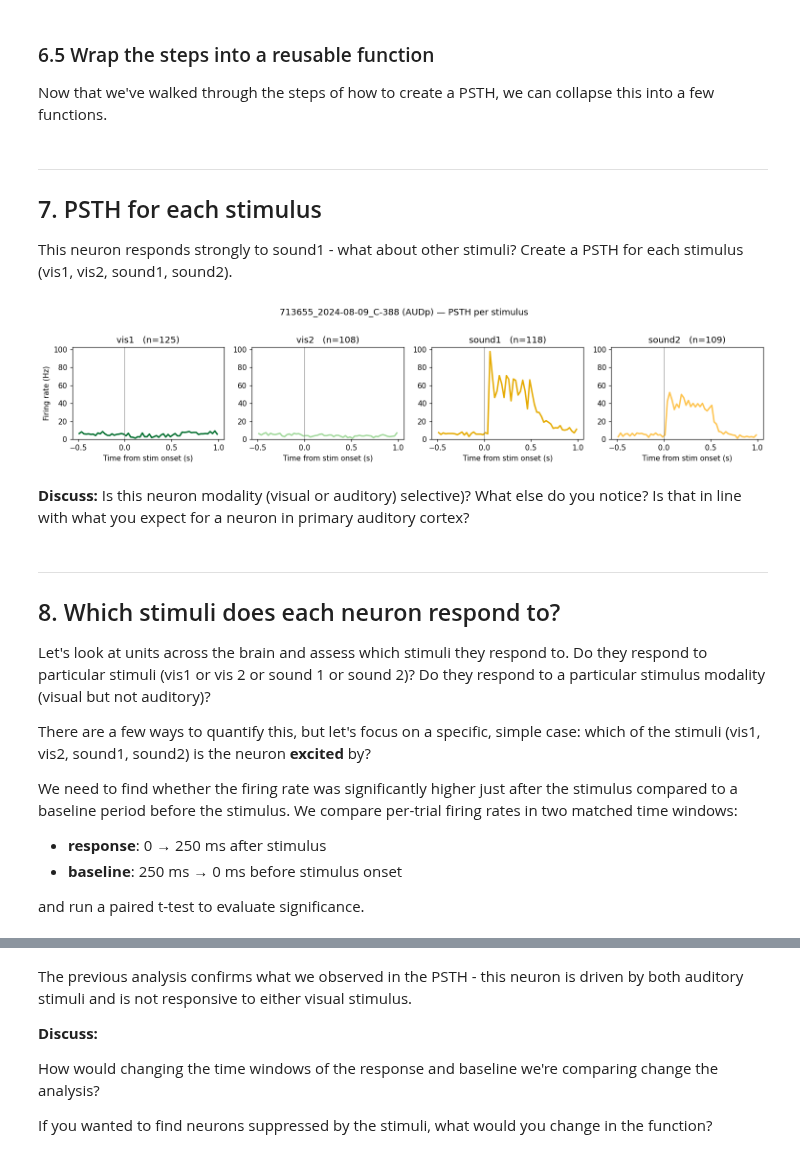
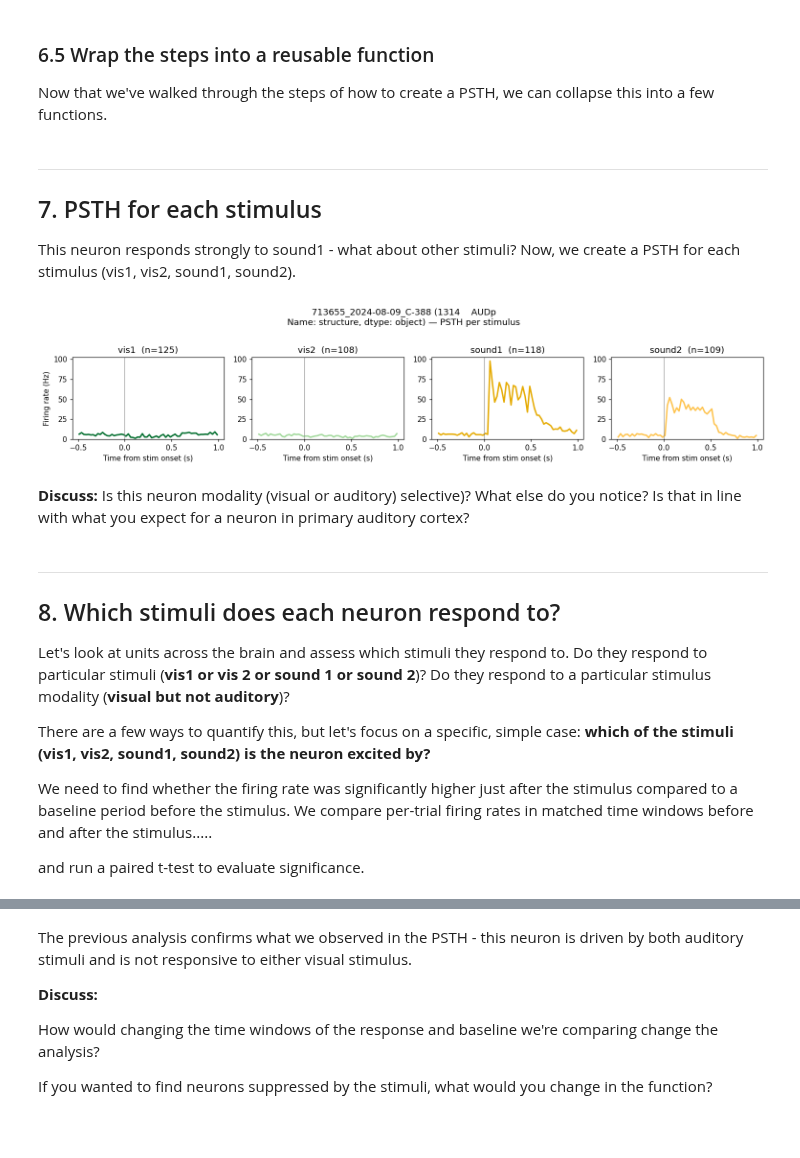
Before and after one commit to leesuyee/dynamic-routing-tutorials, a Jupyter notebook: code/Intro-Tutorial.ipynb, the cells around one changed output, grey strips where cells are left out. Saved outputs shown, nothing was run; the diff lists cells and outputs as text; code cells hidden in the pictures; blank space fills up the shorter version.

```diff
--- a/code/Intro-Tutorial.ipynb
+++ b/code/Intro-Tutorial.ipynb
@@ -487,63 +515,72 @@ def generate_psth(spike_times, event_times, window=(-0.5, 1.0), bin_size=0.025):
     time_centers : bin centers relative to each event (s)
     psth_rate    : firing rate averaged across events (Hz)
     """
-    bins         = np.arange(window[0], window[1] + bin_size, bin_size)
-    spike_counts = np.zeros(len(bins) - 1)
-    for t0 in event_times:
-        spikes_in_window = spike_times[(spike_times >= t0 + window[0]) &
-                                       (spike_times <  t0 + window[1])]
-        spike_counts += np.histogram(spikes_in_window - t0, bins=bins)[0]
-    psth_rate    = spike_counts / (len(event_times) * bin_size)
+    bins = np.arange(window[0], window[1] + bin_size, bin_size)
+
+    aligned_spikes = [
+        spike_times[(spike_times >= t0 + window[0]) & (spike_times < t0 + window[1])] - t0
+        for t0 in event_times
+    ]
+
+    all_spikes = np.concatenate(aligned_spikes) if aligned_spikes else np.array([])
+    _, psth_rate = firing_rate(all_spikes, bin_size=bin_size, bin_edges=bins, n_trials=len(event_times))
     time_centers = 0.5 * (bins[:-1] + bins[1:])
+
     return time_centers, psth_rate
 # %% [markdown]
 ---
 ## 7. PSTH for each stimulus
 
-This neuron responds strongly to sound1 - what about other stimuli? Create a PSTH for each stimulus (vis1, vis2, sound1, sound2).
+This neuron responds strongly to sound1 - what about other stimuli? Now, we create a PSTH for each stimulus (vis1, vis2, sound1, sound2).
 # %%
-# Compute a PSTH for each stimulus so we can pick a shared y-axis.
-psths = []
-for stim in ['vis1', 'vis2', 'sound1', 'sound2']:
-    event_times             = trials.loc[trials['stim_name'] == stim, 'stim_start_time'].to_numpy()
-    time_centers, psth_rate = generate_psth(spike_times, event_times)
-    psths.append((stim, event_times, time_centers, psth_rate))
+stimuli = ['vis1', 'vis2', 'sound1', 'sound2']
 
-# Get the max y-value across all psths to set y limits
-y_max = max(psth_rate.max() for _, _, _, psth_rate in psths)
+# Compute the PSTH for each stimulus
+rates = {}      # empty dictionary to hold firing rates for each stimuli
+n_trials = {}   # empty dicitonary to store n trials of each stimuli
 
-# Plot each PSTH
+for stim in stimuli: # iterate through each stimuli
+    event_times = trials[trials['stim_name'] == stim].stim_start_time.to_numpy() # store stimulus onset times as array
+    n_trials[stim] = len(event_times) # store number of trials
+    time_centers, rates[stim] = generate_psth(spike_times, event_times) # generate psth for each stimuli
+    # time centers is the same across all, store each firing rate separately
+
+# Find maximum firing rate across stimuli to set y-limit
+y_max = max(rate.max() for rate in rates.values())
+
+# Setup figure
 plt.figure(figsize=(14, 3))
 
-for i, (stim, event_times, time_centers, psth_rate) in enumerate(psths):
-    plt.subplot(1, 4, i + 1)
-    plt.plot(time_centers, psth_rate, color=stim_colors[stim], lw=2)
-    plt.axvline(0, color='0.5', lw=0.7)
-    plt.ylim(0, y_max * 1.05)
-    plt.title(f'{stim}   (n={len(event_times)})')
+for i, stim in enumerate(stimuli): # iterate through stimuli (enumerate gives us the position and the stimulus name)
+    plt.subplot(1, 4, i + 1)  # create subplots and iterate through position
+
+    plt.plot(time_centers, rates[stim], color=stim_colors[stim], lw=2) # plot psth for each stimuli
+    plt.axvline(0, color='0.5', lw=0.7)   # vertical line marking stimulus onset (t=0)
+    plt.ylim(0, y_max * 1.05)             # set common ylimit with some extra space
+
+    # plot labelling code
+    plt.title(f'{stim}  (n={n_trials[stim]})')
     plt.xlabel('Time from stim onset (s)')
     if i == 0:
-        plt.ylabel('Firing rate (Hz)')
+        plt.ylabel('Firing rate (Hz)')  # only label the y-axis on the first subplot
 
-plt.suptitle(f'{unit_id} ({area}) — PSTH per stimulus', y=1.02)
+plt.suptitle(f'{select_id} ({area}) — PSTH per stimulus', y=1.02)
 plt.tight_layout()
 plt.show()
 # %% [output]
-[figure, old version]
+[figure, new version]
 # %% [markdown]
 **Discuss:** Is this neuron modality (visual or auditory) selective)? What else do you notice? Is that in line with what you expect for a neuron in primary auditory cortex?
 # %% [markdown]
 ---
 ## 8. Which stimuli does each neuron respond to?
 
-Let's look at units across the brain and assess which stimuli they respond to. Do they respond to particular stimuli (vis1 or vis 2 or sound 1 or sound 2)? Do they respond to a particular stimulus modality (visual but not auditory)?
+Let's look at units across the brain and assess which stimuli they respond to. Do they respond to particular stimuli (**vis1 or vis 2 or sound 1 or sound 2**)? Do they respond to a particular stimulus modality (**visual but not auditory**)?
 
-There are a few ways to quantify this, but let's focus on a specific, simple case: which of the stimuli (vis1, vis2, sound1, sound2) is the neuron **excited** by?
+There are a few ways to quantify this, but let's focus on a specific, simple case: **which of the stimuli (vis1, vis2, sound1, sound2) is the neuron excited by?**
 
-We need to find whether the firing rate was significantly higher just after the stimulus compared to a baseline period before the stimulus. We compare per-trial firing rates in two matched time windows:
+We need to find whether the firing rate was significantly higher just after the stimulus compared to a baseline period before the stimulus. We compare per-trial firing rates in matched time windows before and after the stimulus.....
 
-- **response**: 0 → 250 ms after stimulus
-- **baseline**: 250 ms → 0 ms before stimulus onset
 
 and run a paired t-test to evaluate significance.
 # %%
```
Also changed, not shown: parts of 61 cells of this notebook.
